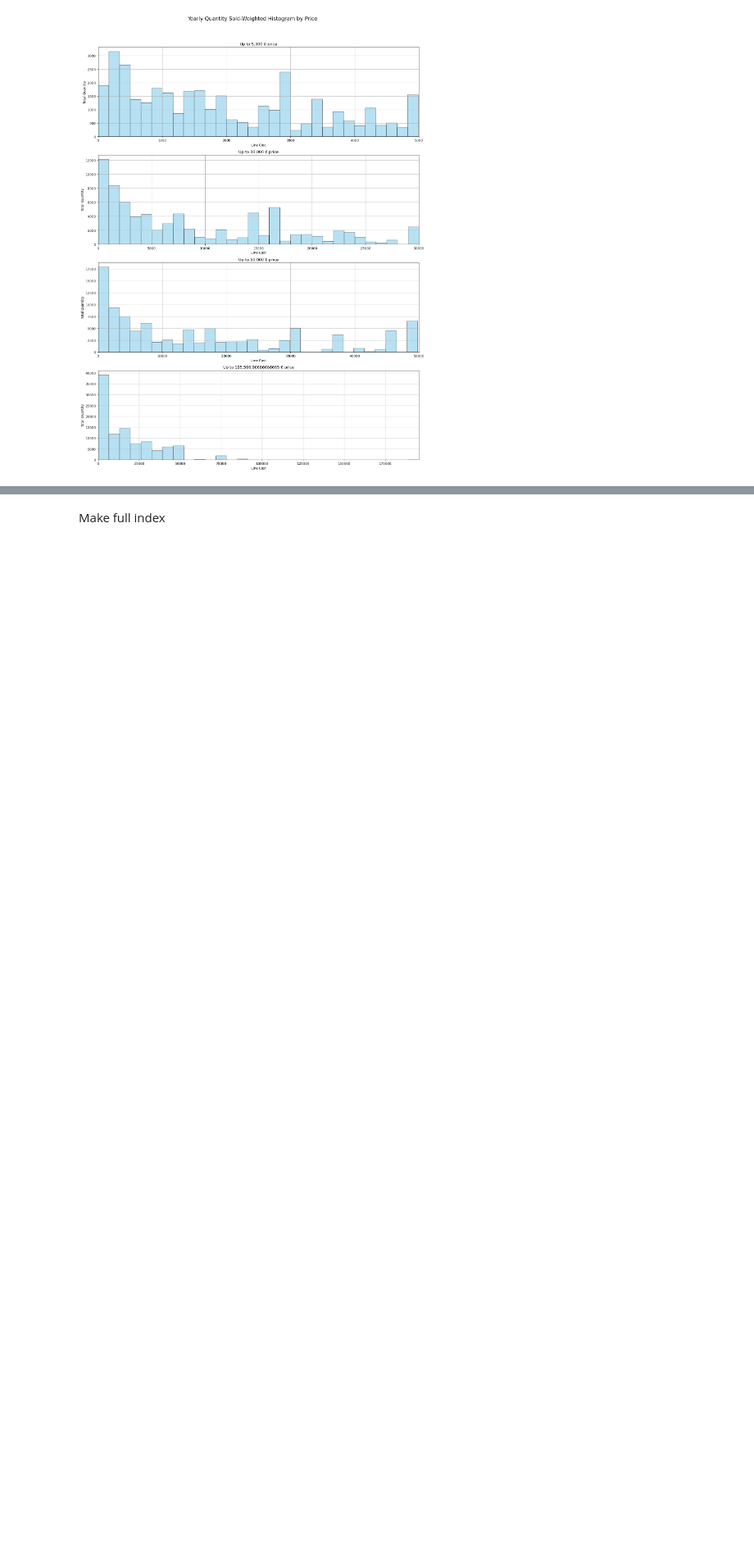
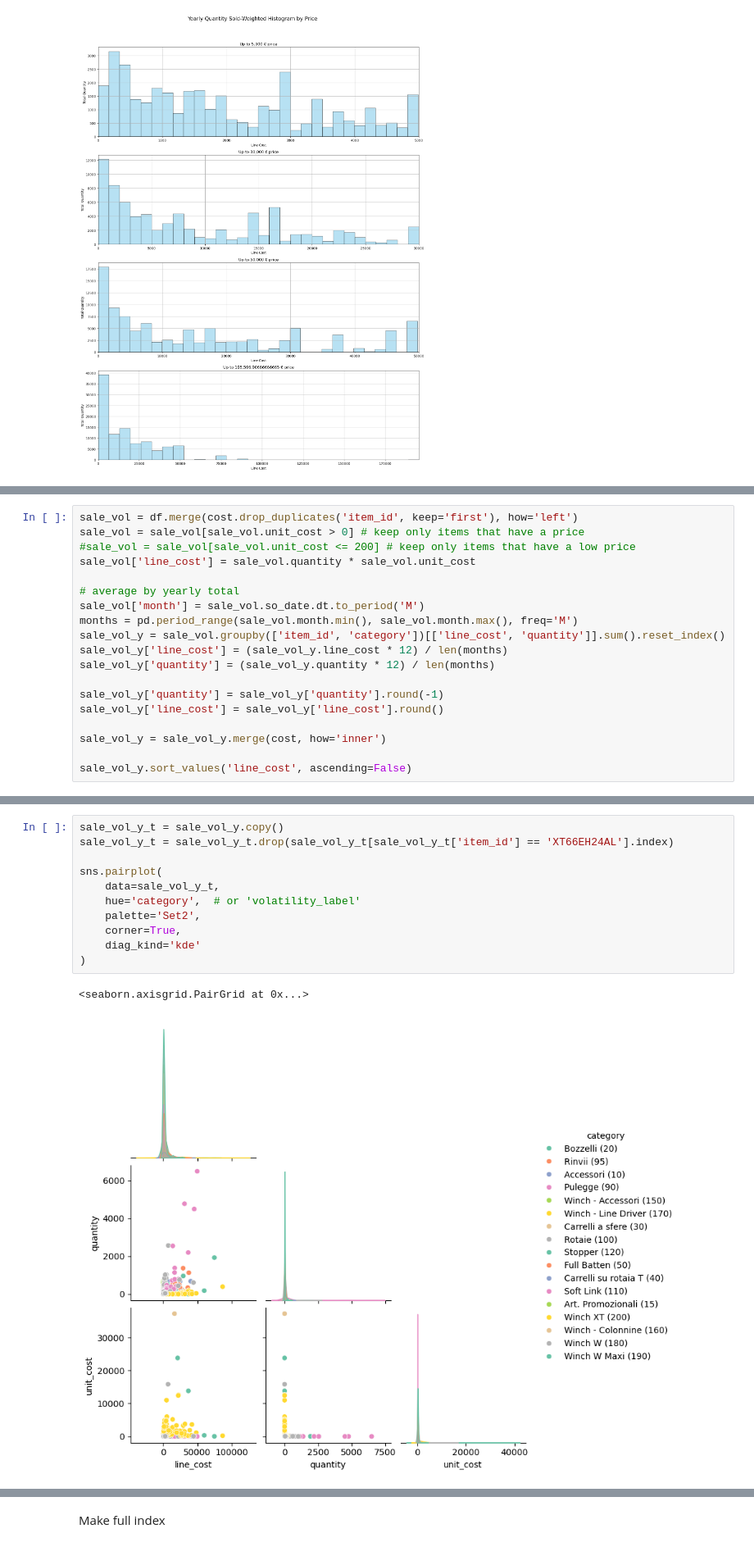
Before and after one commit to werderame/Real-Life-Manufacturing-Inventory-Analysis, a Jupyter notebook: clustering_so_articles/clustering_sales_articles.ipynb, the cells around one changed output, grey strips where cells are left out. Shown at 82% size. Cells and saved outputs as stored; diff of their text form; blank space fills up the shorter version.

```diff
--- a/clustering_so_articles/clustering_sales_articles.ipynb
+++ b/clustering_so_articles/clustering_sales_articles.ipynb
@@ -151,0 +220,19 @@ sale_vol_y.sort_values('quantity', ascending=False)
+# %%
+sale_vol = df.merge(cost.drop_duplicates('item_id', keep='first'), how='left')
+sale_vol = sale_vol[sale_vol.unit_cost > 0] # keep only items that have a price
+#sale_vol = sale_vol[sale_vol.unit_cost <= 200] # keep only items that have a low price
+sale_vol['line_cost'] = sale_vol.quantity * sale_vol.unit_cost
+
+# average by yearly total
+sale_vol['month'] = sale_vol.so_date.dt.to_period('M')
+months = pd.period_range(sale_vol.month.min(), sale_vol.month.max(), freq='M')
+sale_vol_y = sale_vol.groupby(['item_id', 'category'])[['line_cost', 'quantity']].sum().reset_index()
+sale_vol_y['line_cost'] = (sale_vol_y.line_cost * 12) / len(months)
+sale_vol_y['quantity'] = (sale_vol_y.quantity * 12) / len(months)
+
+sale_vol_y['quantity'] = sale_vol_y['quantity'].round(-1)
+sale_vol_y['line_cost'] = sale_vol_y['line_cost'].round()
+
+sale_vol_y = sale_vol_y.merge(cost, how='inner')
+
+sale_vol_y.sort_values('line_cost', ascending=False)
@@ -151,0 +253,14 @@ sale_vol_y.sort_values('quantity', ascending=False)
+# %%
+sale_vol_y_t = sale_vol_y.copy()
+sale_vol_y_t = sale_vol_y_t.drop(sale_vol_y_t[sale_vol_y_t['item_id'] == 'XT66EH24AL'].index)
+
+sns.pairplot(
+    data=sale_vol_y_t,
+    hue='category',  # or 'volatility_label'
+    palette='Set2',
+    corner=True,
+    diag_kind='kde'
+)
+# %% [output]
+<seaborn.axisgrid.PairGrid at 0x...>
+[figure, added]
```
Also changed, not shown: parts of 9 cells of this notebook.
